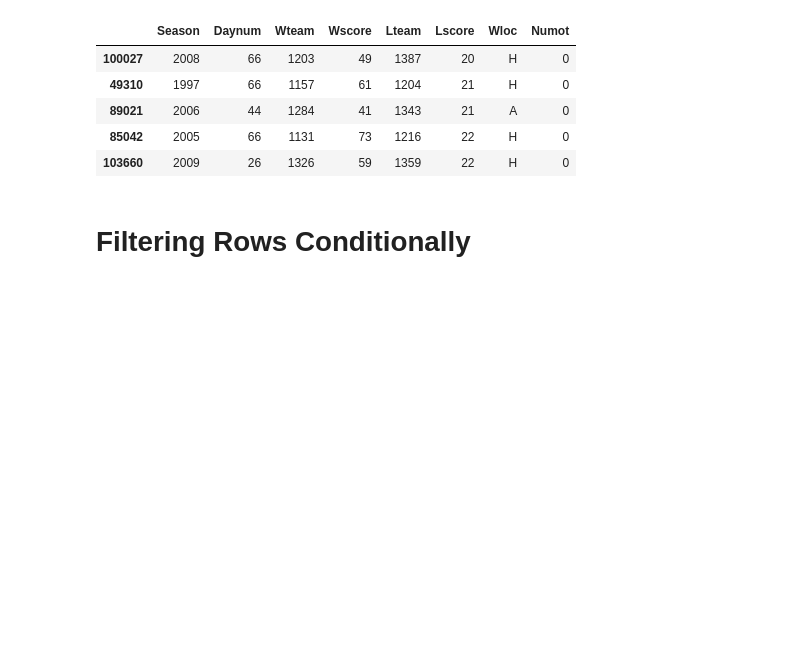
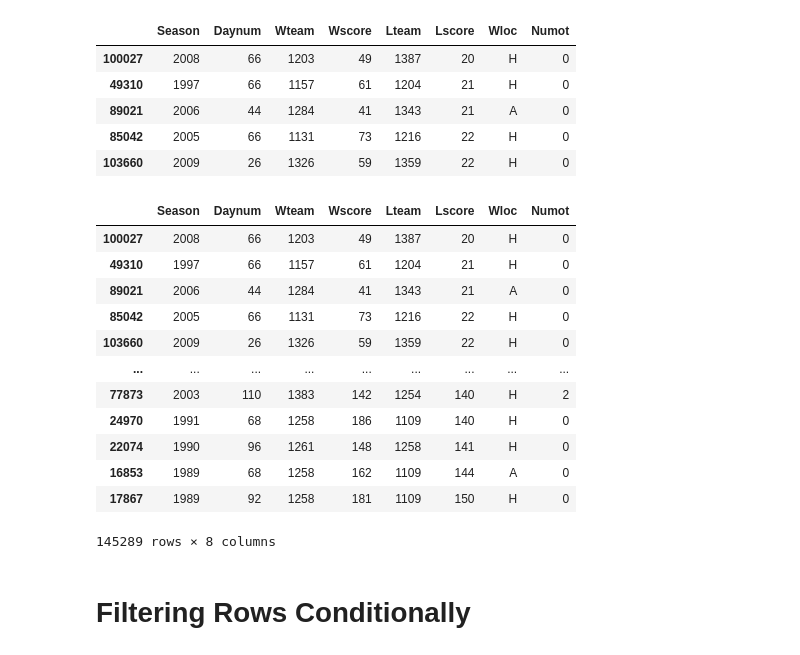
Before and after one commit to LOUDINISouad/DataScience101, a Jupyter notebook: basics/Pandas Basics.ipynb, the cells around one changed output. Saved outputs shown, nothing was run; the diff lists cells and outputs as text; code cells hidden in the pictures; blank space fills up the shorter version.

Commit message:
update pandas file

```diff
--- a/basics/Pandas Basics.ipynb
+++ b/basics/Pandas Basics.ipynb
@@ -19,3 +17,6 @@ This function returns a **dataframe** variable. The dataframe is the basic data
+# %%
+import pandas as pd
+df = pd.read_csv('SportsResults.csv')
 # %% [markdown]
 # The Basics
 # %% [markdown]
@@ -194,6 +224,23 @@ The `sort_values` method in Pandas is used to sort a DataFrame or Series based o
 | 89021 | 2006 | 44 | 1284 | 41 | 1343 | 21 | A | 0 |
 | 85042 | 2005 | 66 | 1131 | 73 | 1216 | 22 | H | 0 |
 | 103660 | 2009 | 26 | 1326 | 59 | 1359 | 22 | H | 0 |
+# %%
+#df.sort_values(['Lscore'])
+df.sort_values(by='Lscore')
+# %% [output]
+|  | Season | Daynum | Wteam | Wscore | Lteam | Lscore | Wloc | Numot |
+| 100027 | 2008 | 66 | 1203 | 49 | 1387 | 20 | H | 0 |
+| 49310 | 1997 | 66 | 1157 | 61 | 1204 | 21 | H | 0 |
+| 89021 | 2006 | 44 | 1284 | 41 | 1343 | 21 | A | 0 |
+| 85042 | 2005 | 66 | 1131 | 73 | 1216 | 22 | H | 0 |
+| 103660 | 2009 | 26 | 1326 | 59 | 1359 | 22 | H | 0 |
+| ... | ... | ... | ... | ... | ... | ... | ... | ... |
+| 77873 | 2003 | 110 | 1383 | 142 | 1254 | 140 | H | 2 |
+| 24970 | 1991 | 68 | 1258 | 186 | 1109 | 140 | H | 0 |
+| 22074 | 1990 | 96 | 1261 | 148 | 1258 | 141 | H | 0 |
+| 16853 | 1989 | 68 | 1258 | 162 | 1109 | 144 | A | 0 |
+| 17867 | 1989 | 92 | 1258 | 181 | 1109 | 150 | H | 0 |
+145289 rows × 8 columns
 # %% [markdown]
 # Filtering Rows Conditionally
 # %% [markdown]
```
Also changed, not shown: parts of 24 cells of this notebook, 1 other file.
